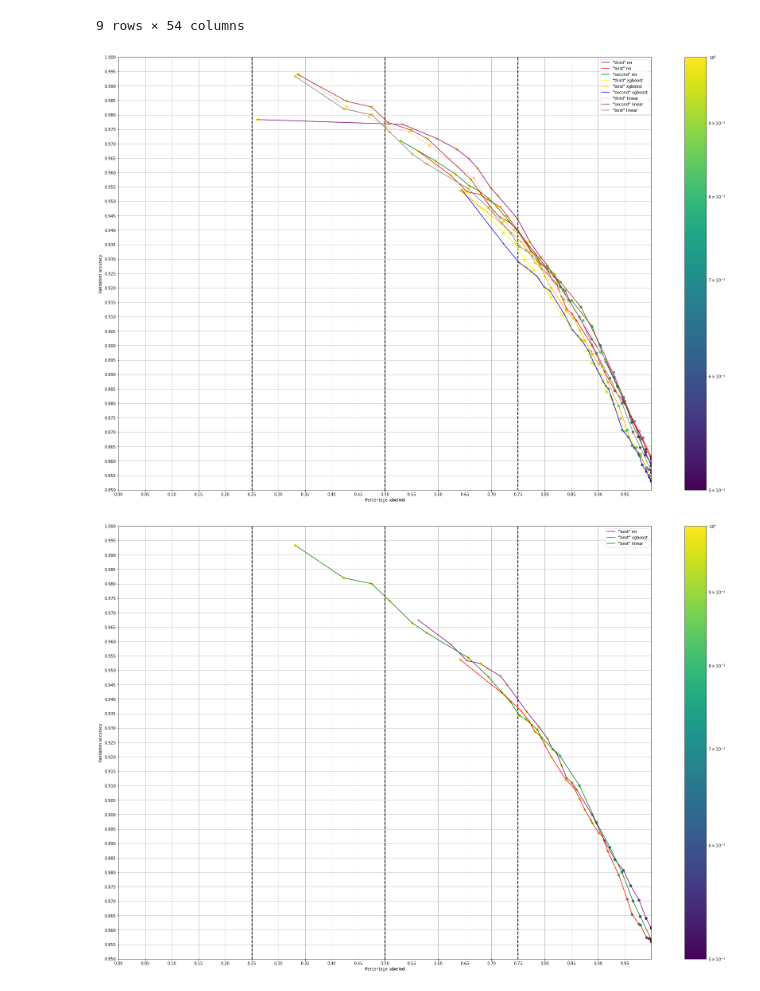
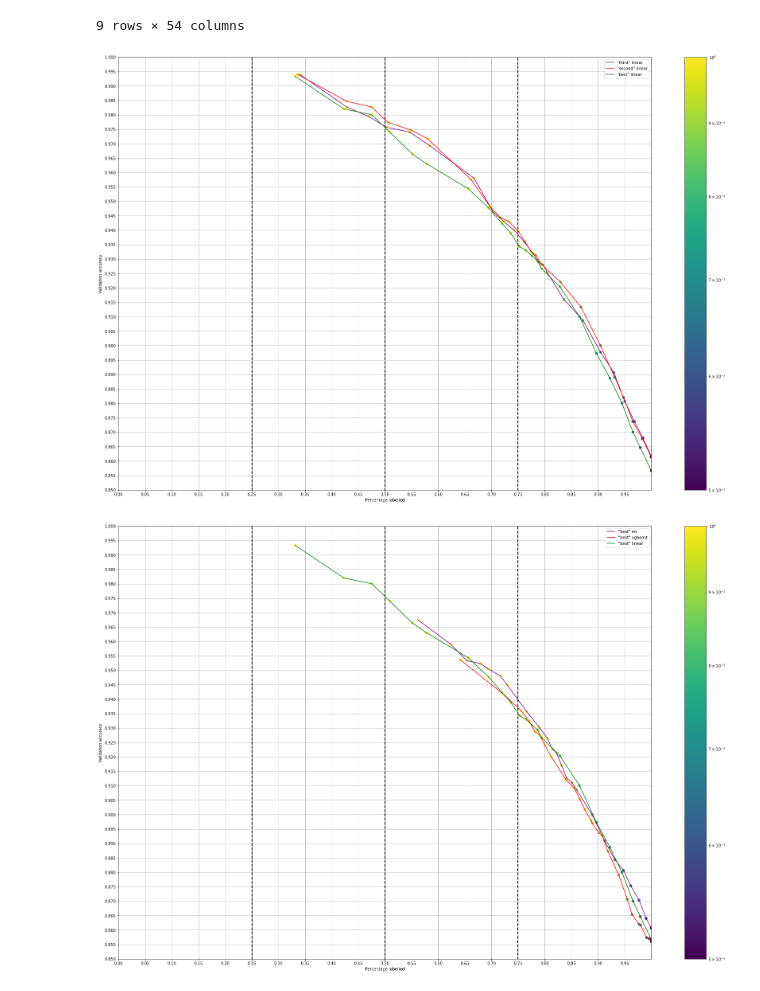
Before and after one commit to awiedenroth/MasterThesisExperiments, a Jupyter notebook: Analyse/Oesch8_nur.ipynb, the cells around one changed output. Saved outputs shown, nothing was run; the diff lists cells and outputs as text; code cells hidden in the pictures.

```diff
--- a/Analyse/Oesch8_nur.ipynb
+++ b/Analyse/Oesch8_nur.ipynb
@@ -35,9 +35,9 @@ df = pd.concat([df1, df2, df3])
 df= df.rename(columns={'combi average.combi validation accuracy': 'confidence average @0.0.validation accuracy @0.0: '})
 df['confidence average @0.0.percentage labelled @0.0: '] = [1.0, 1.0, 1.0, 1.0, 1.0, 1.0, 1.0, 1.0, 1.0]
 
-#df = df[df.combi_model=="nn"]
-#df = df[df.combi_model=="xgboost"]
-#df = df[df.combi_model=="linear"]
+#df = df[df.combi_model=="nn"] #third bestes, aber besonders im späteren bereich
+#df = df[df.combi_model=="xgboost"] # best bestes deutlich
+df = df[df.combi_model=="linear"] # best bestes
 
 #df = df[df['Name'] == '"best"']
 #df = df[df['Name'] == '"second"']
@@ -78,34 +78,34 @@ percentages = [x for x in percentages]
 for row in range(len(accuracies)):
     max = 0
     for value in range(len(accuracies[row])):
         if accuracies[row][value]<max:
             accuracies[row][value] = None
         else:
             max = accuracies[row][value]
 
 
 plt.figure(figsize= (30,20))
 for perc, acc, name, combi_mod, linecolor in zip(percentages, accuracies, names, combi_model, colors):
     #print(percentages)
     #for i, j, k in zip(perc, acc, confidences):
     plt.scatter(x=perc, y=acc, c=confidences, norm=matplotlib.colors.LogNorm(vmin=0.5, vmax=1.0))
     plt.plot(perc, acc, c=linecolor,  label = f"{name} {combi_mod}")
 plt.colorbar()
 
 plt.xlim((0, 1))
 #plt.xscale('log')
 plt.ylim((0.85, 1.0))
 plt.grid()
 plt.yticks(np.arange(0.85, 1, step=0.005))
 plt.xticks(np.arange(0, 1, step=0.05))
 plt.xlabel("Percentage labelled")
 plt.ylabel("Validation accuracy")
 plt.legend()
 plt.vlines(x=[0.25, 0.5, 0.75], ymin=0, ymax=1, colors='black', ls='--', lw=2)
 #plt.title("")
 plt.show()
 # %% [output]
-[figure, old version]
+[figure, new version]
 # %%
 df1 = pd.read_csv("./oesch8_nur/nn.csv",  sep = ",")
 df2 = pd.read_csv("./oesch8_nur/xgb.csv",  sep = ",")
```
Also changed, not shown: 6 other files.
